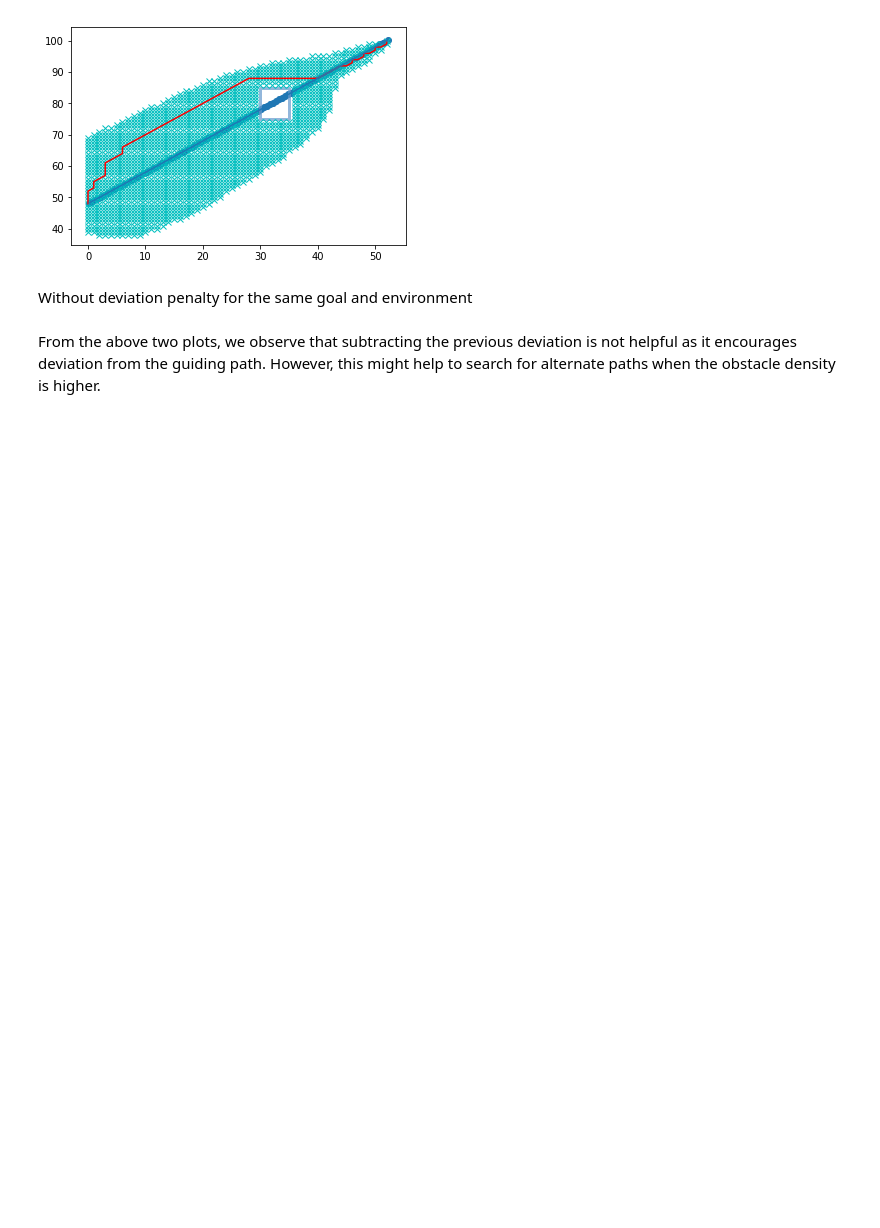
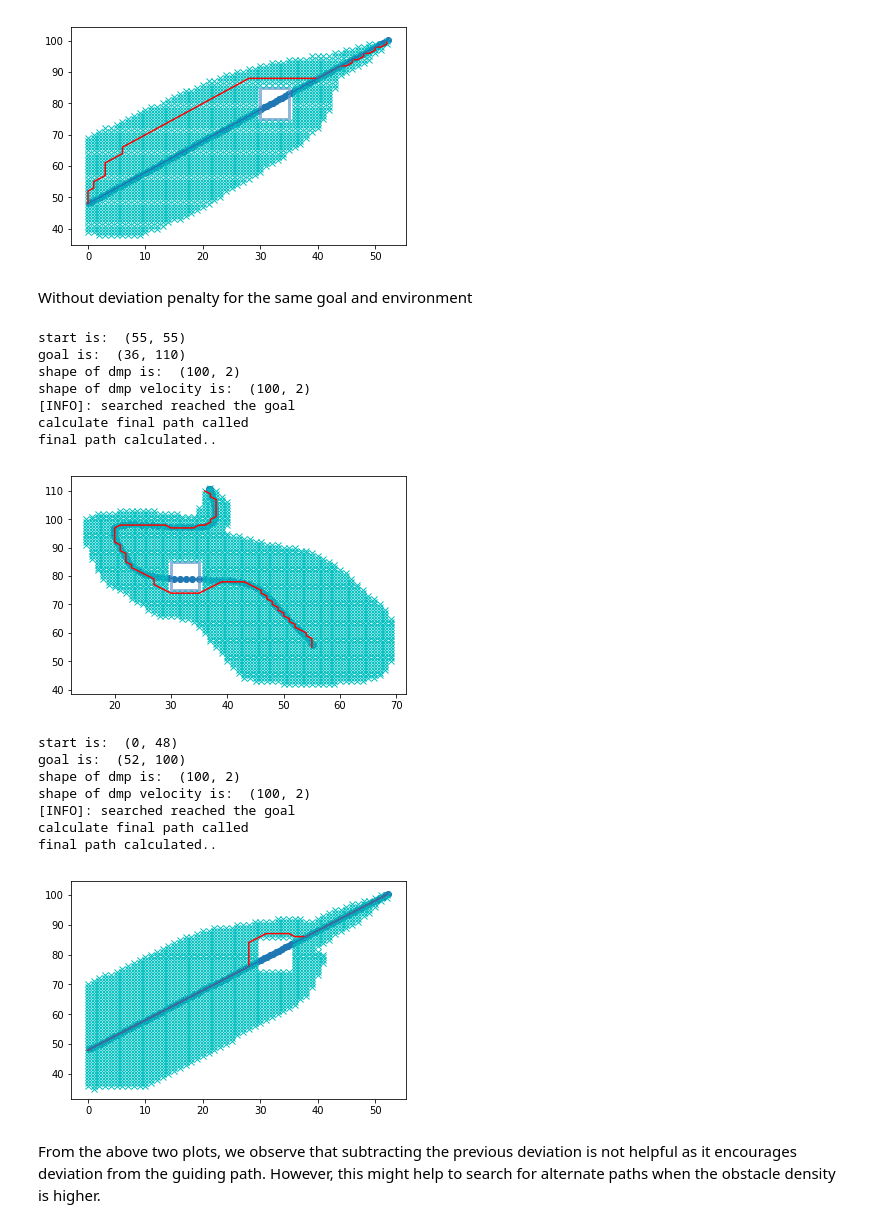
Before and after one commit to gutsy-robot/pydmps, a Jupyter notebook: pydmps/dmp_obstacle_avoidance_algo.ipynb, the cells around one changed output. Drawn from its saved outputs; the diff is of its cells as text; code cells hidden in the pictures; blank space fills up the shorter version.

```diff
--- a/pydmps/dmp_obstacle_avoidance_algo.ipynb
+++ b/pydmps/dmp_obstacle_avoidance_algo.ipynb
@@ -502,13 +475,42 @@ Without deviation penalty for the same goal and environment
 # %%
 plt.plot(ob_x, ob_y, color='#6699cc', alpha=0.7, linewidth=3, solid_capstyle='round', zorder=2)
 
 plt.plot(y_track_nc[:, 0], y_track_nc[:, 1])
 plt.scatter(y_track_nc[:, 0], y_track_nc[:, 1])
 
-rx, ry = dijkstra_planning(floor(x[0]), floor(y[0]), floor(x[-1]), floor(y[-1]), [obstacle], grid_size,
-                          dmp=y_track_nc, dmp_vel=dy_track_nc, dt=dmp.dt, deviation_penalty=False)
+rx, ry, cost  = dijkstra_planning(floor(x[0]), floor(y[0]), floor(x[-1]), floor(y[-1]), [obstacle], grid_size,
+                                  dmp=y_track_nc, dmp_vel=dy_track_nc, dt=dmp.dt, deviation_penalty=False)
 
-plt.plot(rx, ry, "-r")
+plt.plot(rx, ry, "r")
+plt.show()
+
+rx_st, ry_st, cost_st  = dijkstra_planning(0, 48, 52, 100, [obstacle], grid_size,
+                                  dmp=y_st_line3, dmp_vel=dy_st_line3, dt=dmp.dt, deviation_penalty=False)
+
+
+
+plt.plot(rx_st, ry_st, "-r")
+plt.plot(y_st_line3[:, 0], y_st_line3[:, 1])
+plt.scatter(y_st_line3[:, 0], y_st_line3[:, 1])
+
+plt.show()
+# %% [output]
+start is:  (55, 55)
+goal is:  (36, 110)
+shape of dmp is:  (100, 2)
+shape of dmp velocity is:  (100, 2)
+[INFO]: searched reached the goal
+calculate final path called
+final path calculated..
+[figure, added]
+start is:  (0, 48)
+goal is:  (52, 100)
+shape of dmp is:  (100, 2)
+shape of dmp velocity is:  (100, 2)
+[INFO]: searched reached the goal
+calculate final path called
+final path calculated..
+[figure, added]
 # %% [markdown]
 From the above two plots, we observe that subtracting the previous deviation is not helpful as it encourages deviation from the guiding path. However, this might help to search for alternate paths when the obstacle density is higher.
 # %%
```
Also changed, not shown: parts of 5 cells of this notebook, 1 other file.
